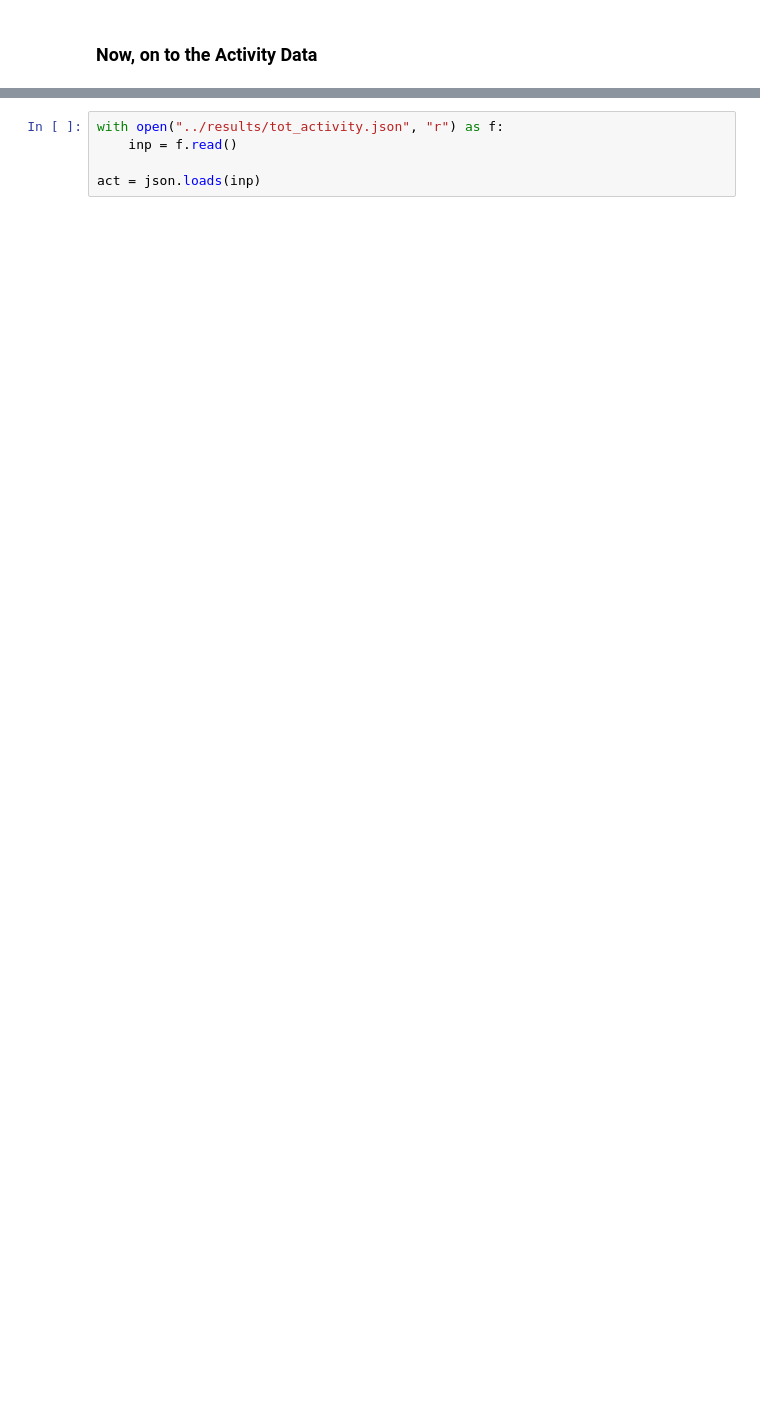
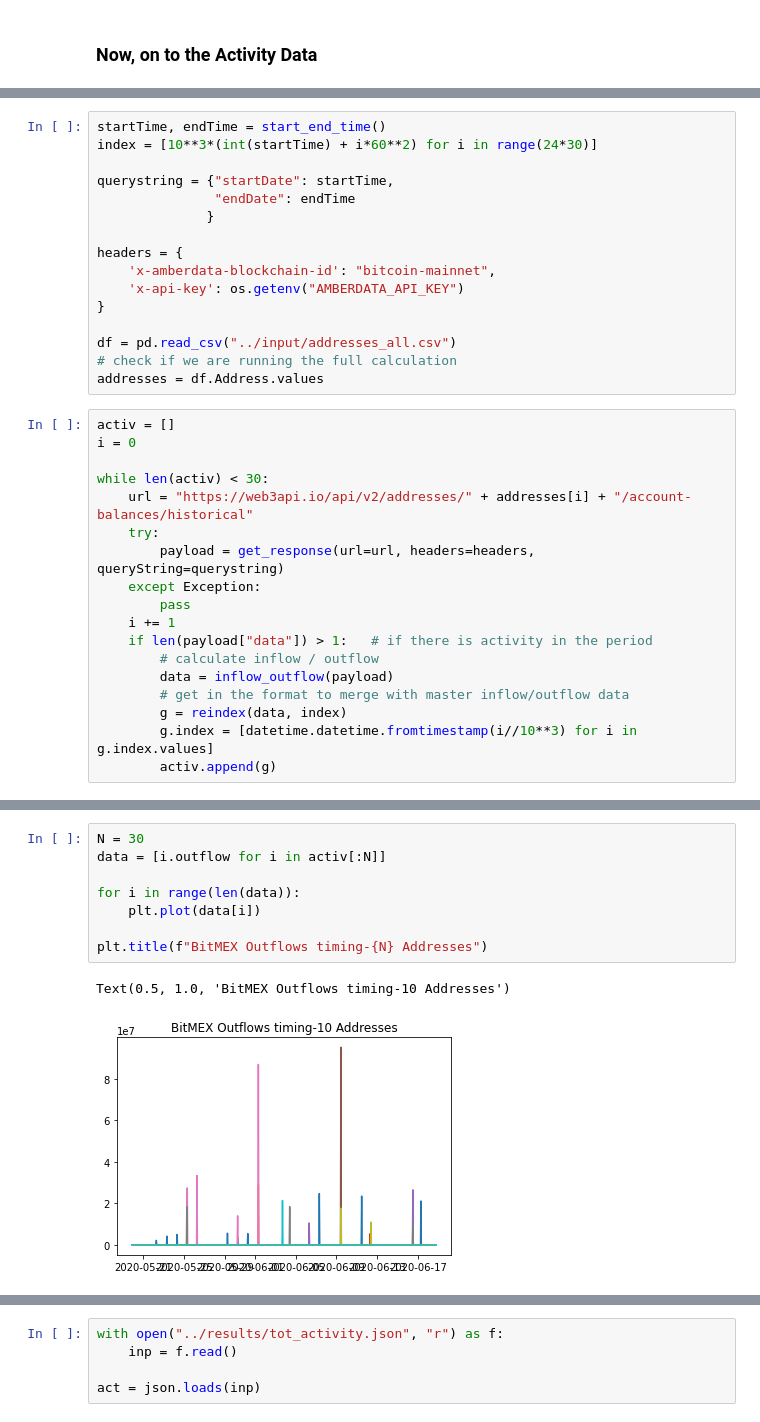
Before and after one commit to amberdata/evan-blog-posts, a Jupyter notebook: notebooks/1.0-ea-analysis.ipynb, the cells around one changed output, grey strips where cells are left out. Cells and saved outputs as stored; diff of their text form; blank space fills up the shorter version.

```diff
--- a/notebooks/1.0-ea-analysis.ipynb
+++ b/notebooks/1.0-ea-analysis.ipynb
@@ -84,0 +149,34 @@ Sign up for Cryptosheets
+# %%
+startTime, endTime = start_end_time()
+index = [10**3*(int(startTime) + i*60**2) for i in range(24*30)]
+
+querystring = {"startDate": startTime,
+               "endDate": endTime
+              }
+
+headers = {
+    'x-amberdata-blockchain-id': "bitcoin-mainnet",
+    'x-api-key': os.getenv("AMBERDATA_API_KEY")
+}
+
+df = pd.read_csv("../input/addresses_all.csv")
+# check if we are running the full calculation
+addresses = df.Address.values
+# %%
+activ = []
+i = 0
+
+while len(activ) < 30:
+    url = "https://web3api.io/api/v2/addresses/" + addresses[i] + "/account-balances/historical"
+    try:
+        payload = get_response(url=url, headers=headers, queryString=querystring)
+    except Exception:
+        pass
+    i += 1
+    if len(payload["data"]) > 1:   # if there is activity in the period
+        # calculate inflow / outflow
+        data = inflow_outflow(payload)
+        # get in the format to merge with master inflow/outflow data
+        g = reindex(data, index)
+        g.index = [datetime.datetime.fromtimestamp(i//10**3) for i in g.index.values]
+        activ.append(g)
@@ -84,0 +187,11 @@ Sign up for Cryptosheets
+# %%
+N = 30
+data = [i.outflow for i in activ[:N]]
+
+for i in range(len(data)):
+    plt.plot(data[i])
+
+plt.title(f"BitMEX Outflows timing-{N} Addresses")
+# %% [output]
+Text(0.5, 1.0, 'BitMEX Outflows timing-10 Addresses')
+[figure, added]
```
Also changed, not shown: parts of 13 cells of this notebook, 1 other file.
